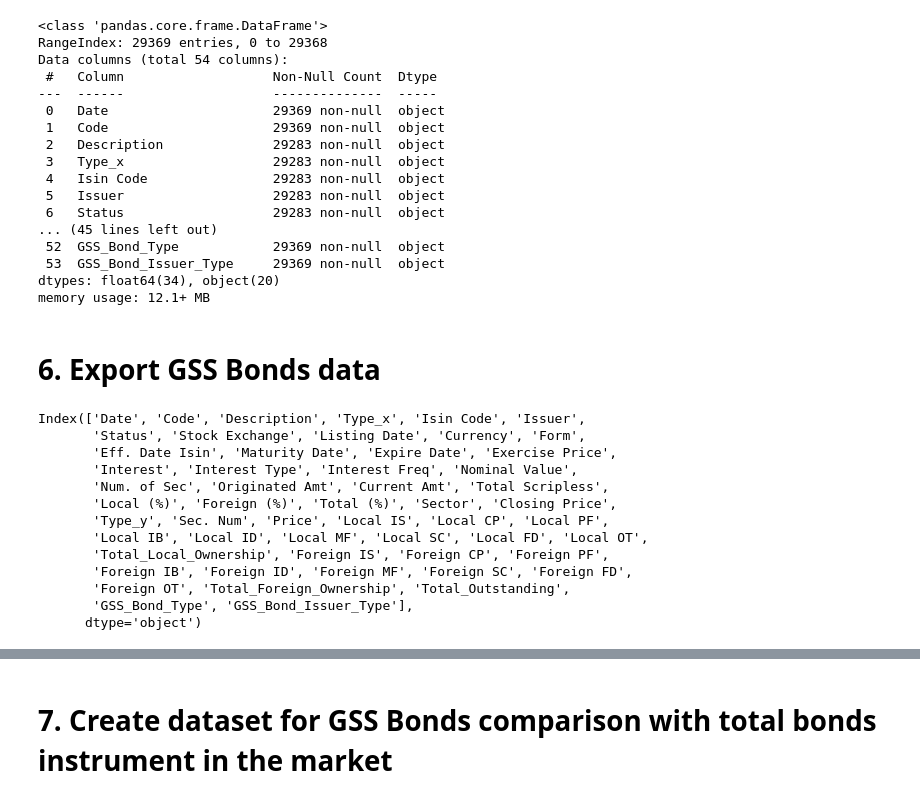
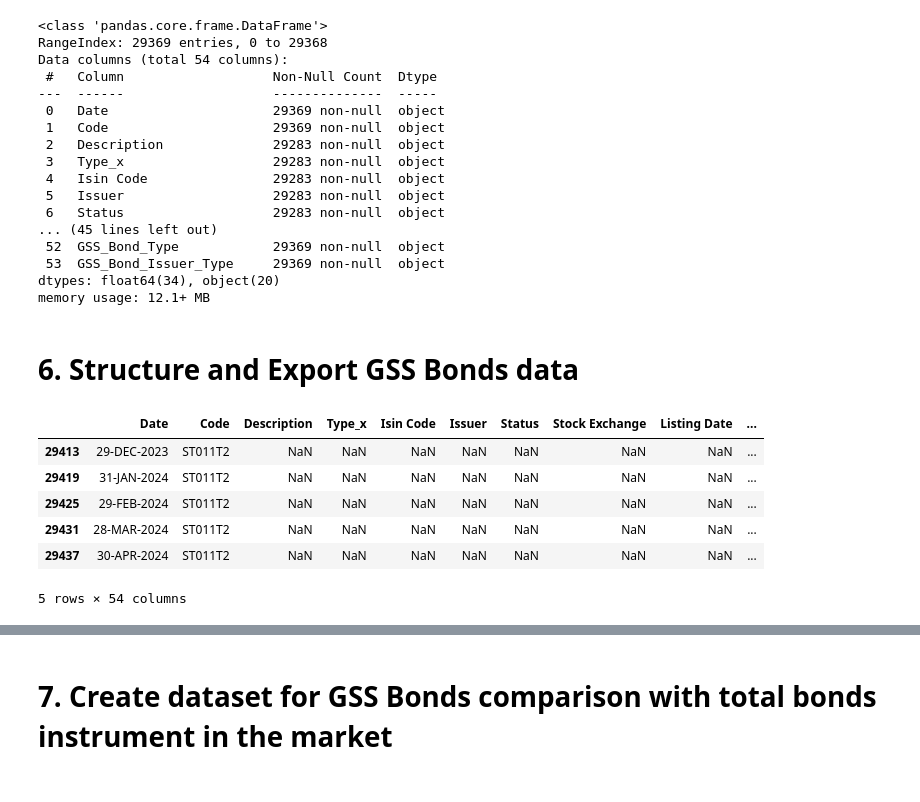
Before and after one commit to mihoku/data-preparation-indonesia-green-bonds, a Jupyter notebook: General-Data-Prep.ipynb, the cells around one changed output, grey strips where cells are left out. Drawn from its saved outputs; the diff is of its cells as text; code cells hidden in the pictures.

```diff
--- a/General-Data-Prep.ipynb
+++ b/General-Data-Prep.ipynb
@@ -423,22 +449,6 @@ Data columns (total 54 columns):
 dtypes: float64(34), object(20)
 memory usage: 12.1+ MB
 # %% [markdown]
-# 6. Export GSS Bonds data
+# 6. Structure and Export GSS Bonds data
 # %%
 gss_bond_data.to_csv('Indonesia_GSS_Bonds_Data.txt', sep='#',index=False)
-# %%
-gss_bond_data.columns
-# %% [output]
-Index(['Date', 'Code', 'Description', 'Type_x', 'Isin Code', 'Issuer',
-       'Status', 'Stock Exchange', 'Listing Date', 'Currency', 'Form',
-       'Eff. Date Isin', 'Maturity Date', 'Expire Date', 'Exercise Price',
-       'Interest', 'Interest Type', 'Interest Freq', 'Nominal Value',
-       'Num. of Sec', 'Originated Amt', 'Current Amt', 'Total Scripless',
-       'Local (%)', 'Foreign (%)', 'Total (%)', 'Sector', 'Closing Price',
-       'Type_y', 'Sec. Num', 'Price', 'Local IS', 'Local CP', 'Local PF',
-       'Local IB', 'Local ID', 'Local MF', 'Local SC', 'Local FD', 'Local OT',
-       'Total_Local_Ownership', 'Foreign IS', 'Foreign CP', 'Foreign PF',
-       'Foreign IB', 'Foreign ID', 'Foreign MF', 'Foreign SC', 'Foreign FD',
-       'Foreign OT', 'Total_Foreign_Ownership', 'Total_Outstanding',
-       'GSS_Bond_Type', 'GSS_Bond_Issuer_Type'],
-      dtype='object')
@@ -447,0 +455,10 @@ gss_bond_data.drop(['Type_y','Status', 'Nominal Value','Num. of Sec', 'Originate
+# %%
+gss_bond_data[gss_bond_data['Code']=='ST011T2']
+# %% [output]
+|  | Date | Code | Description | Type_x | Isin Code | Issuer | Status | Stock Exchange | Listing Date | ... |
+| 29413 | 29-DEC-2023 | ST011T2 | NaN | NaN | NaN | NaN | NaN | NaN | NaN | ... |
+| 29419 | 31-JAN-2024 | ST011T2 | NaN | NaN | NaN | NaN | NaN | NaN | NaN | ... |
+| 29425 | 29-FEB-2024 | ST011T2 | NaN | NaN | NaN | NaN | NaN | NaN | NaN | ... |
+| 29431 | 28-MAR-2024 | ST011T2 | NaN | NaN | NaN | NaN | NaN | NaN | NaN | ... |
+| 29437 | 30-APR-2024 | ST011T2 | NaN | NaN | NaN | NaN | NaN | NaN | NaN | ... |
+5 rows × 54 columns
```
Also changed, not shown: parts of 30 cells of this notebook.
